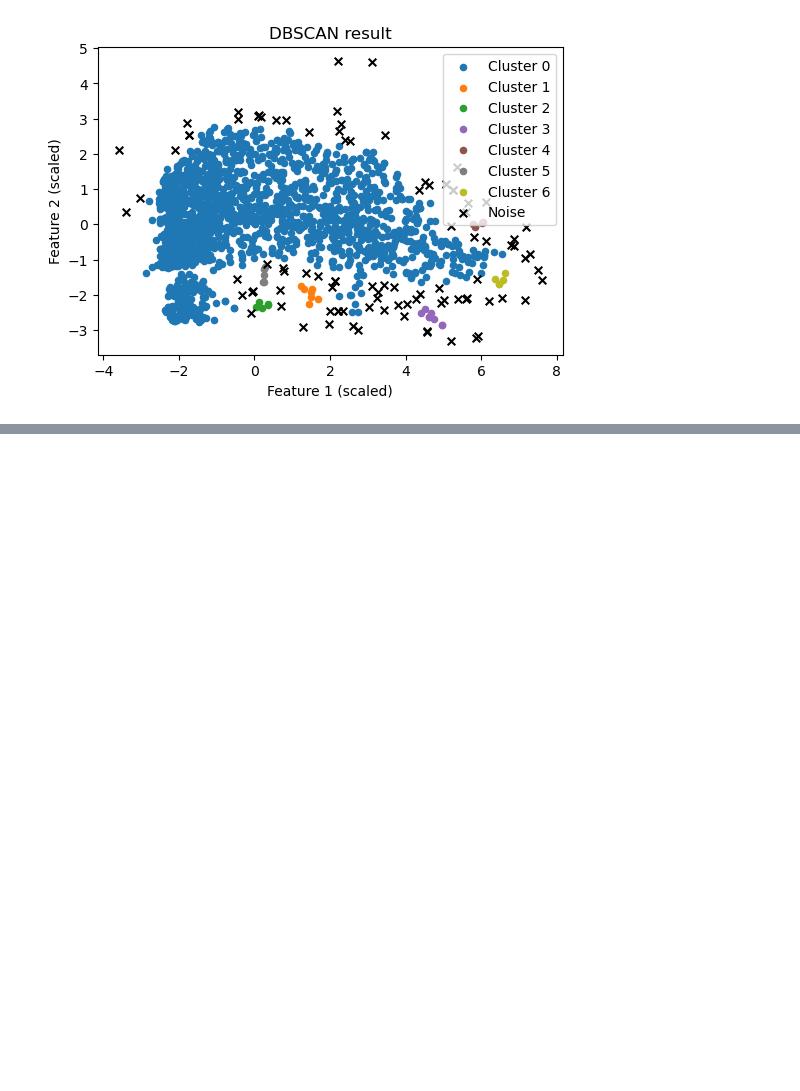
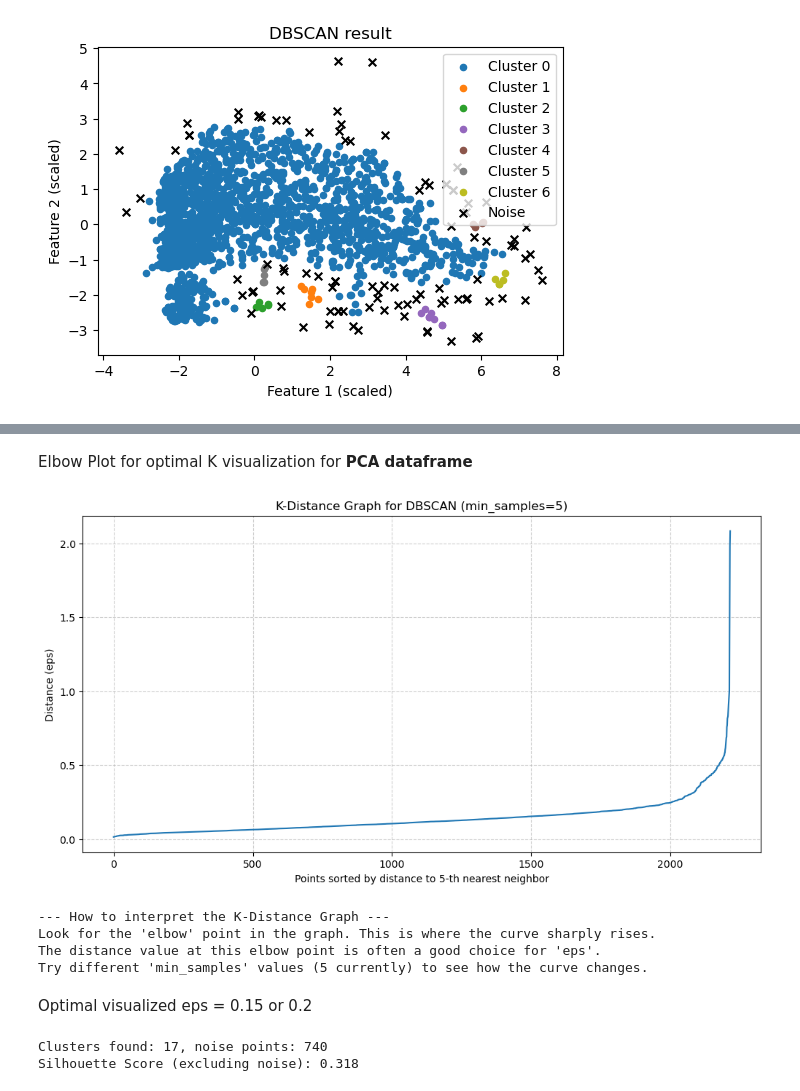
Before and after one commit to ALOBlack19/Marketing_Unsupervised_learning_Study, a Jupyter notebook: clustering_marketing_campaign_assignment.ipynb, the cells around one changed output, grey strips where cells are left out. Saved outputs shown, nothing was run; the diff lists cells and outputs as text; code cells hidden in the pictures; blank space fills up the shorter version.

Commit message:
Updating DBSCAN results trying to improve its performance with different parameters, such as eps value, minimun number of samples and also Elbow plot for distance and points values comparacing

```diff
--- a/clustering_marketing_campaign_assignment.ipynb
+++ b/clustering_marketing_campaign_assignment.ipynb
@@ -647,0 +686,65 @@ plt.show()
+# %% [markdown]
+Elbow Plot for optimal K visualization for __PCA dataframe__
+# %%
+from sklearn.neighbors import NearestNeighbors
+# Assuming df_pca is your 2-component PCA data (NumPy array)
+
+# Define min_samples (a common starting point is 2 * n_dimensions, so 2*2=4 for 2D PCA)
+min_samples_val = 5
+
+# Finding the distance to the min_samples-th nearest neighbor for each point
+
+neigh = NearestNeighbors(n_neighbors=min_samples_val)
+nbrs = neigh.fit(df_pca)
+distances, indices = nbrs.kneighbors(df_pca)
+
+# Sort distances and plot
+distances = np.sort(distances[:, min_samples_val-1], axis=0) # Get the distance to the (min_samples-1)th neighbor
+
+plt.figure(figsize=(12, 6))
+plt.plot(distances)
+plt.xlabel('Points sorted by distance to {}-th nearest neighbor'.format(min_samples_val))
+plt.ylabel('Distance (eps)')
+plt.title(f'K-Distance Graph for DBSCAN (min_samples={min_samples_val})')
+plt.grid(True, linestyle='--', alpha=0.6)
+plt.show()
+
+print("--- How to interpret the K-Distance Graph ---")
+print("Look for the 'elbow' point in the graph. This is where the curve sharply rises.")
+print("The distance value at this elbow point is often a good choice for 'eps'.")
+print(f"Try different 'min_samples' values ({min_samples_val} currently) to see how the curve changes.")
+# %% [output]
+[figure, added]
+--- How to interpret the K-Distance Graph ---
+Look for the 'elbow' point in the graph. This is where the curve sharply rises.
+The distance value at this elbow point is often a good choice for 'eps'.
+Try different 'min_samples' values (5 currently) to see how the curve changes.
+# %% [markdown]
+Optimal visualized eps = 0.15 or 0.2
+# %%
+dbscan = DBSCAN(eps=0.2, min_samples=11)
+labels = dbscan.fit_predict(df_pca)
+
+# First, calculate the total count of unique labels
+total_unique_labels = len(set(labels))
+
+# Then, apply the conditional subtraction based on whether -1 is present
+if -1 in labels:
+    n_clusters = total_unique_labels - 1
+else:
+    n_clusters = total_unique_labels
+
+n_noise = list(labels).count(-1)
+
+print(f"Clusters found: {n_clusters}, noise points: {n_noise}")
+
+# Silhouette only if >1 cluster and some non‑noise points
+if n_clusters > 1:
+    mask = labels != -1
+    sil = silhouette_score(df_pca[mask], labels[mask])
+    print(f"Silhouette Score (excluding noise): {sil:.3f}")
+else:
+    print("Silhouette Score not defined for a single cluster.")
+# %% [output]
+Clusters found: 17, noise points: 740
+Silhouette Score (excluding noise): 0.318
```
Also changed, not shown: parts of 16 cells of this notebook.
